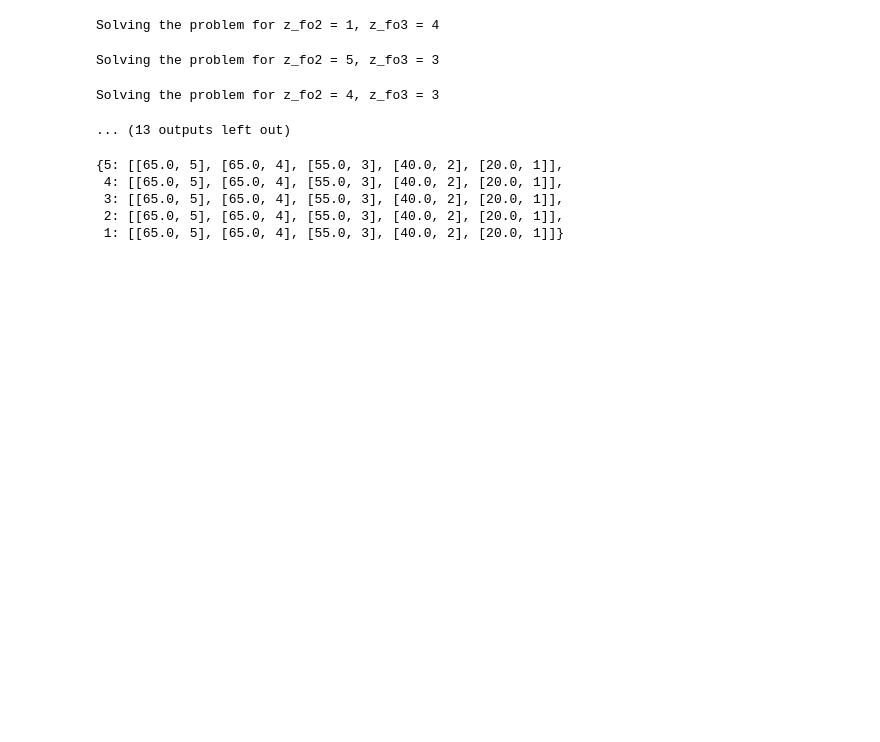
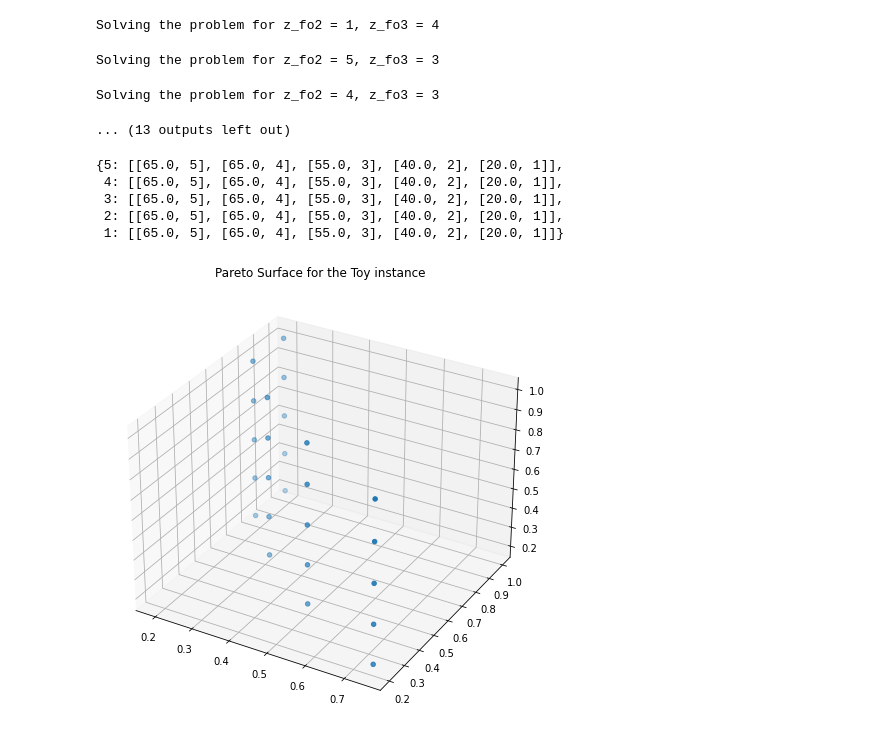
Before and after one commit to BASLER-Tristan/LinearProgram, a Jupyter notebook: part1.ipynb, the cells around one changed output. Drawn from its saved outputs; the diff is of its cells as text; code cells hidden in the pictures; blank space fills up the shorter version.

Commit message:
[+] Add function to plot the Pareto surface

```diff
--- a/part1.ipynb
+++ b/part1.ipynb
@@ -743,3 +742,38 @@ PARETO_POINTS
 # %%
 # FOR LARGE PROBLEM
 PARETO_POINTS
+# %%
+PARETO_POINTS = {5: [[65.0, 5], [65.0, 4], [55.0, 3], [40.0, 2], [20.0, 1]],
+ 4: [[65.0, 5], [65.0, 4], [55.0, 3], [40.0, 2], [20.0, 1]],
+ 3: [[65.0, 5], [65.0, 4], [55.0, 3], [40.0, 2], [20.0, 1]],
+ 2: [[65.0, 5], [65.0, 4], [55.0, 3], [40.0, 2], [20.0, 1]],
+ 1: [[65.0, 5], [65.0, 4], [55.0, 3], [40.0, 2], [20.0, 1]]} # result obtained for the Toy instance
+# %%
+def plot_pareto_surface(PARETO_POINTS):
+    fig = plt.figure(figsize=(8, 8))
+
+    # syntax for 3-D projection
+    ax = plt.axes(projection ='3d')
+    points = []
+    for key in PARETO_POINTS.keys():
+        for item in PARETO_POINTS[key]:
+            points.append([item[0], item[1], key])
+
+    X = np.array([1 - point[0]/np.sum(GAIN) for point in points])
+    Y = np.array([point[1]/L for point in points])
+    Z = np.array([point[2]/J for point in points])
+    # plotting
+    ax.scatter(
+        X,
+        Y,
+        Z,
+        'green'
+        )
+    ax.set_title('Pareto Surface for the Toy instance')
+    plt.show()
+# %%
+# draw the surface
+%matplotlib inline
+plot_pareto_surface(PARETO_POINTS)
+# %% [output]
+[figure, added]
```
Also changed, not shown: parts of 4 cells of this notebook.
